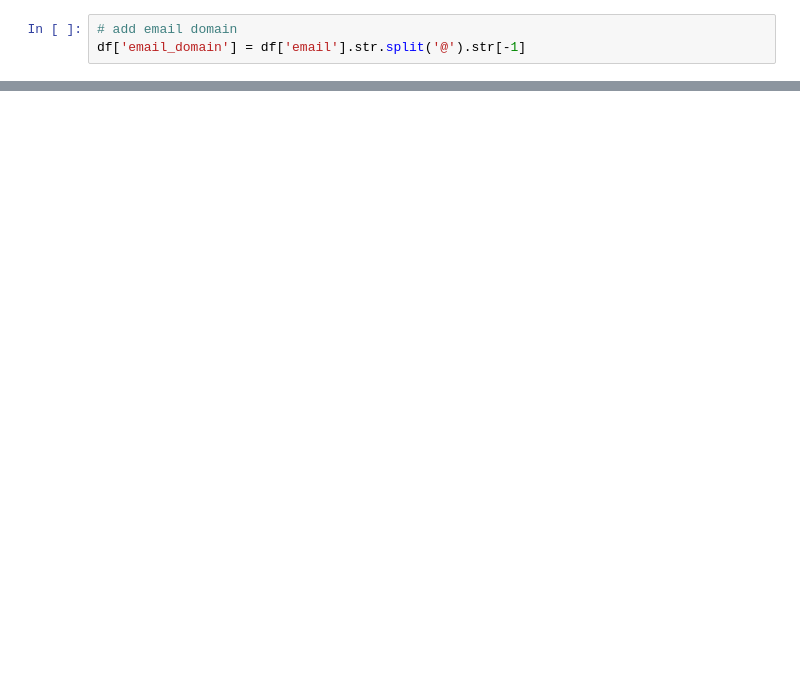
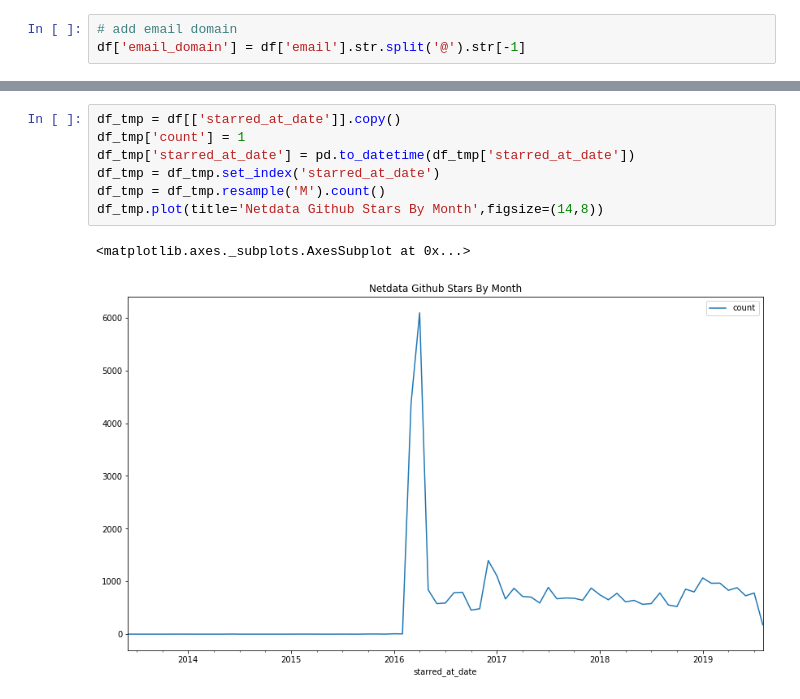
Before and after one commit to andrewm4894/netdata-learn, a Jupyter notebook: notebooks/netdata_github_users.ipynb, the cells around one changed output, grey strips where cells are left out. Saved outputs shown, nothing was run; the diff lists cells and outputs as text; blank space fills up the shorter version.

```diff
--- a/notebooks/netdata_github_users.ipynb
+++ b/notebooks/netdata_github_users.ipynb
@@ -138,0 +151,10 @@ for col in ['country_code','company','email_domain']:
+# %%
+df_tmp = df[['starred_at_date']].copy()
+df_tmp['count'] = 1
+df_tmp['starred_at_date'] = pd.to_datetime(df_tmp['starred_at_date'])
+df_tmp = df_tmp.set_index('starred_at_date')
+df_tmp = df_tmp.resample('M').count()
+df_tmp.plot(title='Netdata Github Stars By Month',figsize=(14,8))
+# %% [output]
+<matplotlib.axes._subplots.AxesSubplot at 0x...>
+[figure, added]
```
Also changed, not shown: parts of 19 cells of this notebook, 8 other files.
